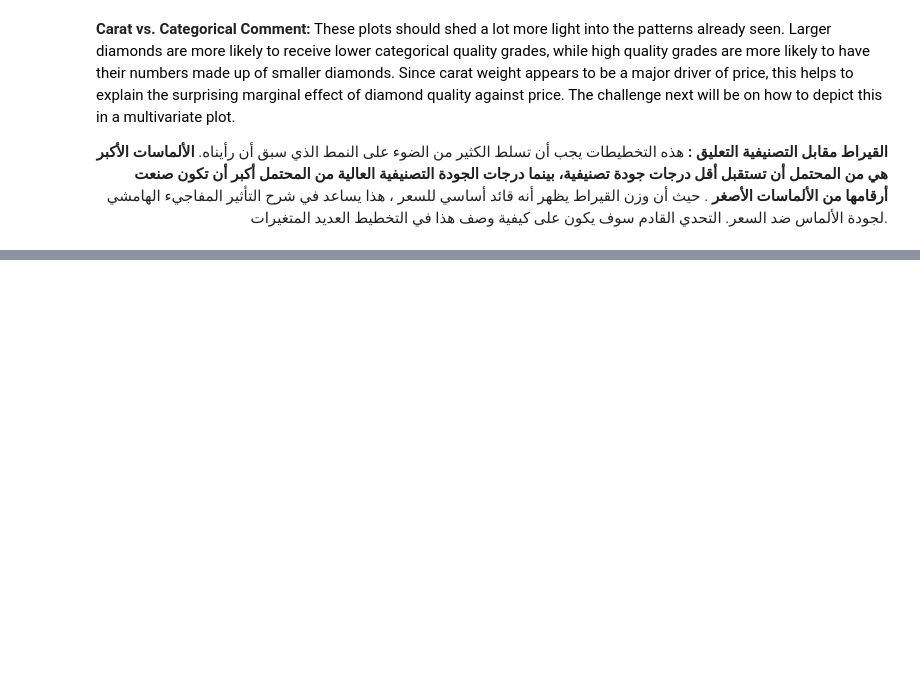
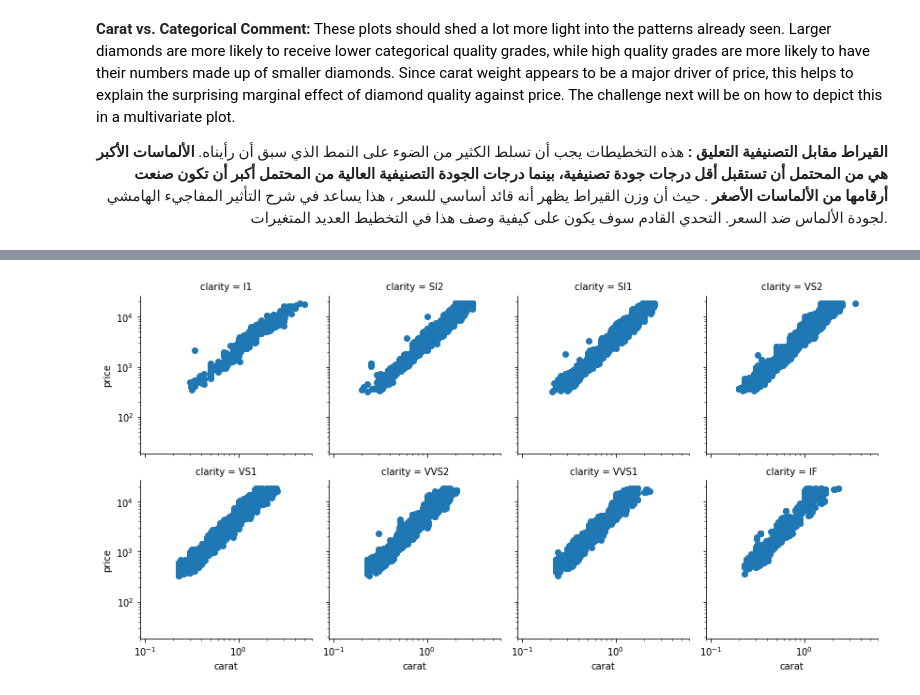
Before and after one commit to iRaied/Diamond-Pricing, a Jupyter notebook: Diamond_Project.ipynb, the cells around one changed output, grey strips where cells are left out. Saved outputs shown, nothing was run; the diff lists cells and outputs as text; code cells hidden in the pictures; blank space fills up the shorter version.

Commit message:
Finish Multivariate Exploration

```diff
--- a/Diamond_Project.ipynb
+++ b/Diamond_Project.ipynb
@@ -384,0 +398,9 @@ plt.xticks(rotation = 15);
+# %%
+# multivariate plot of price by carat weight, and clarity
+
+g = sb.FacetGrid(data = diamonds, col = 'clarity', col_wrap = 4);
+g.map(plt.scatter,'carat', 'price');
+plt.xscale('log');
+plt.yscale('log');
+# %% [output]
+[figure, added]
```
Also changed, not shown: parts of 9 cells of this notebook.
